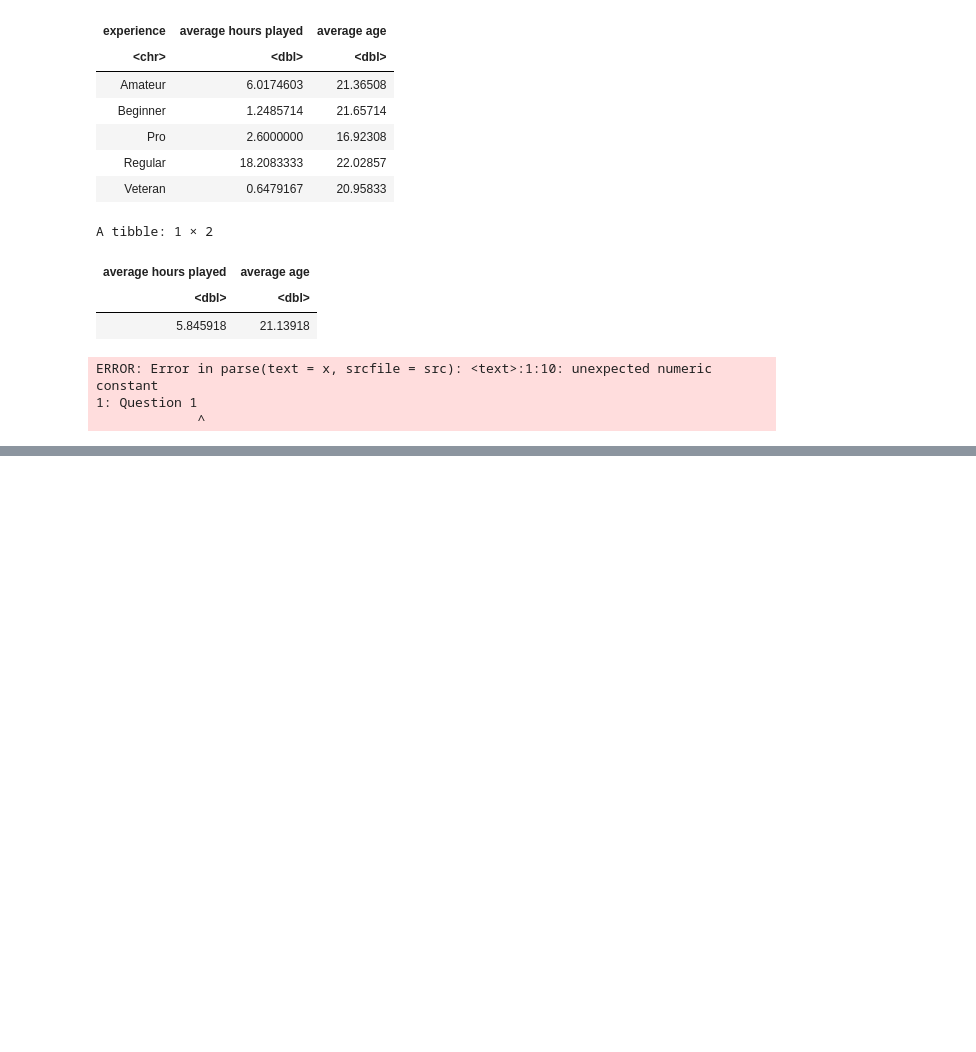
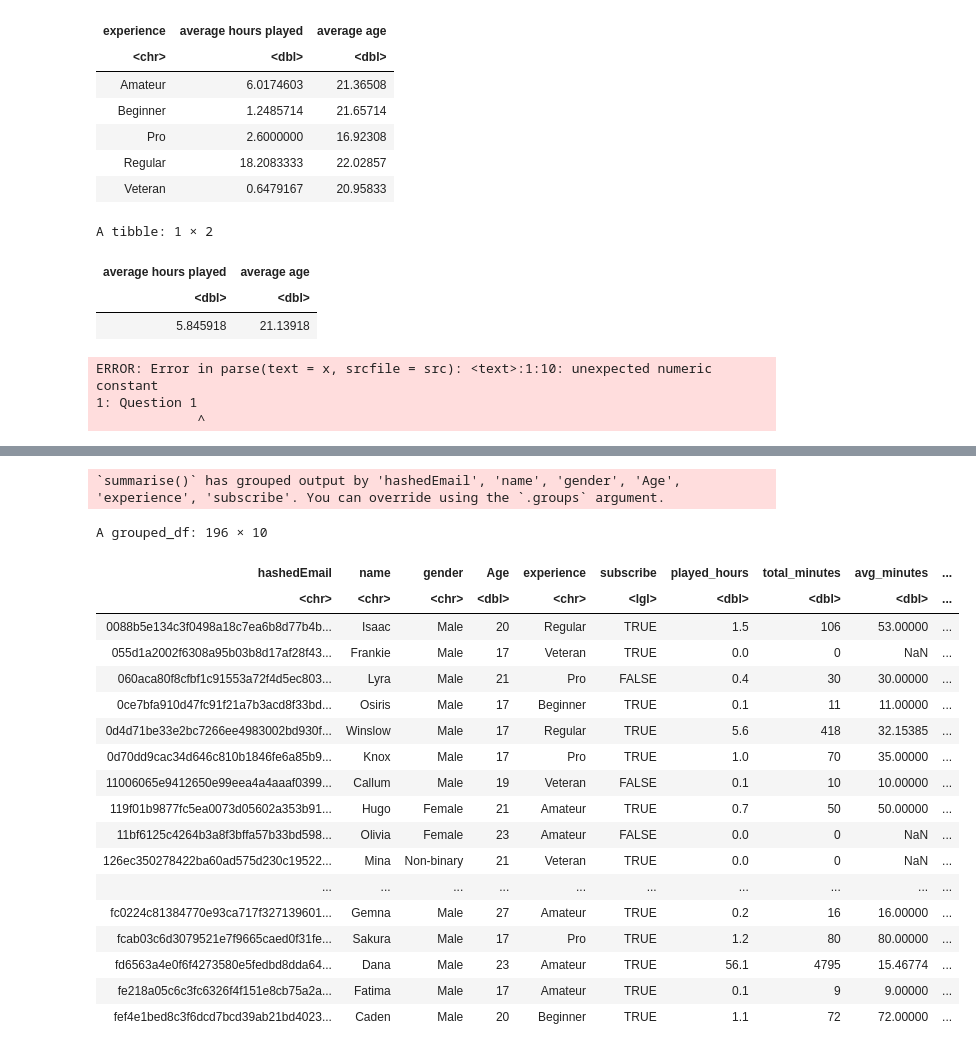
Before and after one commit to bennettz1100/dsci100--Project-Kickoff, a Jupyter notebook: Project Planning Stage (Individual).ipynb, the cells around one changed output, grey strips where cells are left out. Drawn from its saved outputs; the diff is of its cells as text; code cells hidden in the pictures; blank space fills up the shorter version.

```diff
--- a/Project Planning Stage (Individual).ipynb
+++ b/Project Planning Stage (Individual).ipynb
@@ -117,6 +88,5 @@ A spec_tbl_df: 1535 × 5
 # %%
-# tidying session data
-sessions <- sessions|>
+sessions<- read_csv("sessions.csv")|>
 select(hashedEmail, start_time, end_time)
 
 sessions_tidy <- sessions |>
@@ -145,3 +123,36 @@ A tibble: 1535 × 4
 | fd6563a4e0f6f4273580e5fedbd8dda64... | 2024-07-28 15:36:00 | 2024-07-28 15:57:00 | 21 |
 | fd6563a4e0f6f4273580e5fedbd8dda64... | 2024-07-25 06:15:00 | 2024-07-25 06:22:00 | 7 |
 | 36d9cbb4c6bc0c1a6911436d2da0d09ec... | 2024-05-20 02:26:00 | 2024-05-20 02:45:00 | 19 |
+# %%
+combined_data<- players |>
+  left_join(sessions_tidy, by = "hashedEmail")|>
+group_by(hashedEmail, name, gender, Age, experience, subscribe, played_hours) |>
+  summarise(
+    total_minutes = sum(minutes_played, na.rm = TRUE),
+    avg_minutes = mean(minutes_played, na.rm = TRUE),
+    n_sessions = n()
+  )
+
+combined_data
+# %% [output]
+`summarise()` has grouped output by 'hashedEmail', 'name', 'gender', 'Age',
+'experience', 'subscribe'. You can override using the `.groups` argument.
+A grouped_df: 196 × 10
+| hashedEmail | name | gender | Age | experience | subscribe | played_hours | total_minutes | avg_minutes | ... |
+| <chr> | <chr> | <chr> | <dbl> | <chr> | <lgl> | <dbl> | <dbl> | <dbl> | ... |
+| 0088b5e134c3f0498a18c7ea6b8d77b4b... | Isaac | Male | 20 | Regular | TRUE | 1.5 | 106 | 53.00000 | ... |
+| 055d1a2002f6308a95b03b8d17af28f43... | Frankie | Male | 17 | Veteran | TRUE | 0.0 | 0 | NaN | ... |
+| 060aca80f8cfbf1c91553a72f4d5ec803... | Lyra | Male | 21 | Pro | FALSE | 0.4 | 30 | 30.00000 | ... |
+| 0ce7bfa910d47fc91f21a7b3acd8f33bd... | Osiris | Male | 17 | Beginner | TRUE | 0.1 | 11 | 11.00000 | ... |
+| 0d4d71be33e2bc7266ee4983002bd930f... | Winslow | Male | 17 | Regular | TRUE | 5.6 | 418 | 32.15385 | ... |
+| 0d70dd9cac34d646c810b1846fe6a85b9... | Knox | Male | 17 | Pro | TRUE | 1.0 | 70 | 35.00000 | ... |
+| 11006065e9412650e99eea4a4aaaf0399... | Callum | Male | 19 | Veteran | FALSE | 0.1 | 10 | 10.00000 | ... |
+| 119f01b9877fc5ea0073d05602a353b91... | Hugo | Female | 21 | Amateur | TRUE | 0.7 | 50 | 50.00000 | ... |
+| 11bf6125c4264b3a8f3bffa57b33bd598... | Olivia | Female | 23 | Amateur | FALSE | 0.0 | 0 | NaN | ... |
+| 126ec350278422ba60ad575d230c19522... | Mina | Non-binary | 21 | Veteran | TRUE | 0.0 | 0 | NaN | ... |
+| ... | ... | ... | ... | ... | ... | ... | ... | ... | ... |
+| fc0224c81384770e93ca717f327139601... | Gemna | Male | 27 | Amateur | TRUE | 0.2 | 16 | 16.00000 | ... |
+| fcab03c6d3079521e7f9665caed0f31fe... | Sakura | Male | 17 | Pro | TRUE | 1.2 | 80 | 80.00000 | ... |
+| fd6563a4e0f6f4273580e5fedbd8dda64... | Dana | Male | 23 | Amateur | TRUE | 56.1 | 4795 | 15.46774 | ... |
+| fe218a05c6c3fc6326f4f151e8cb75a2a... | Fatima | Male | 17 | Amateur | TRUE | 0.1 | 9 | 9.00000 | ... |
+| fef4e1bed8c3f6dcd7bcd39ab21bd4023... | Caden | Male | 20 | Beginner | TRUE | 1.1 | 72 | 72.00000 | ... |
```
Also changed, not shown: parts of 4 cells of this notebook.
